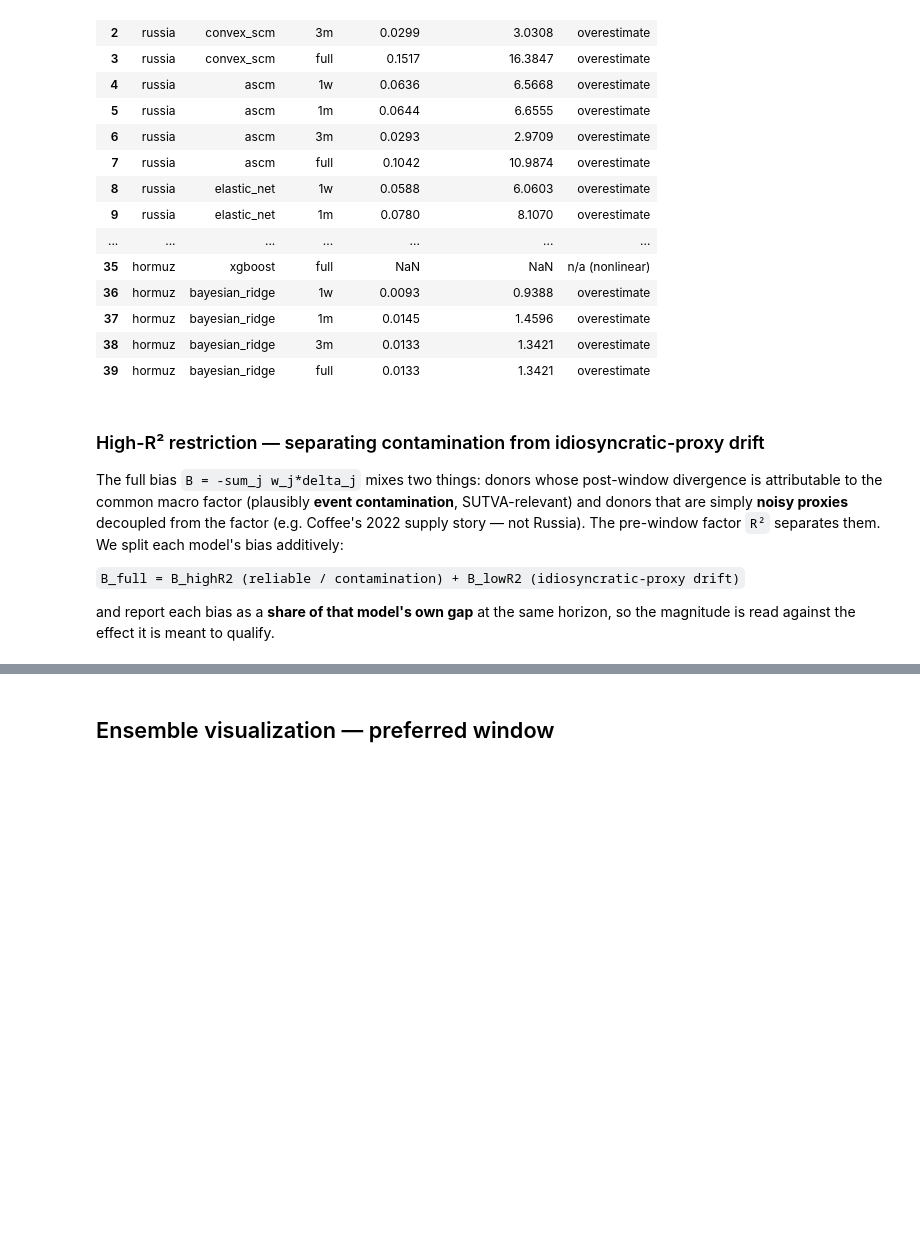
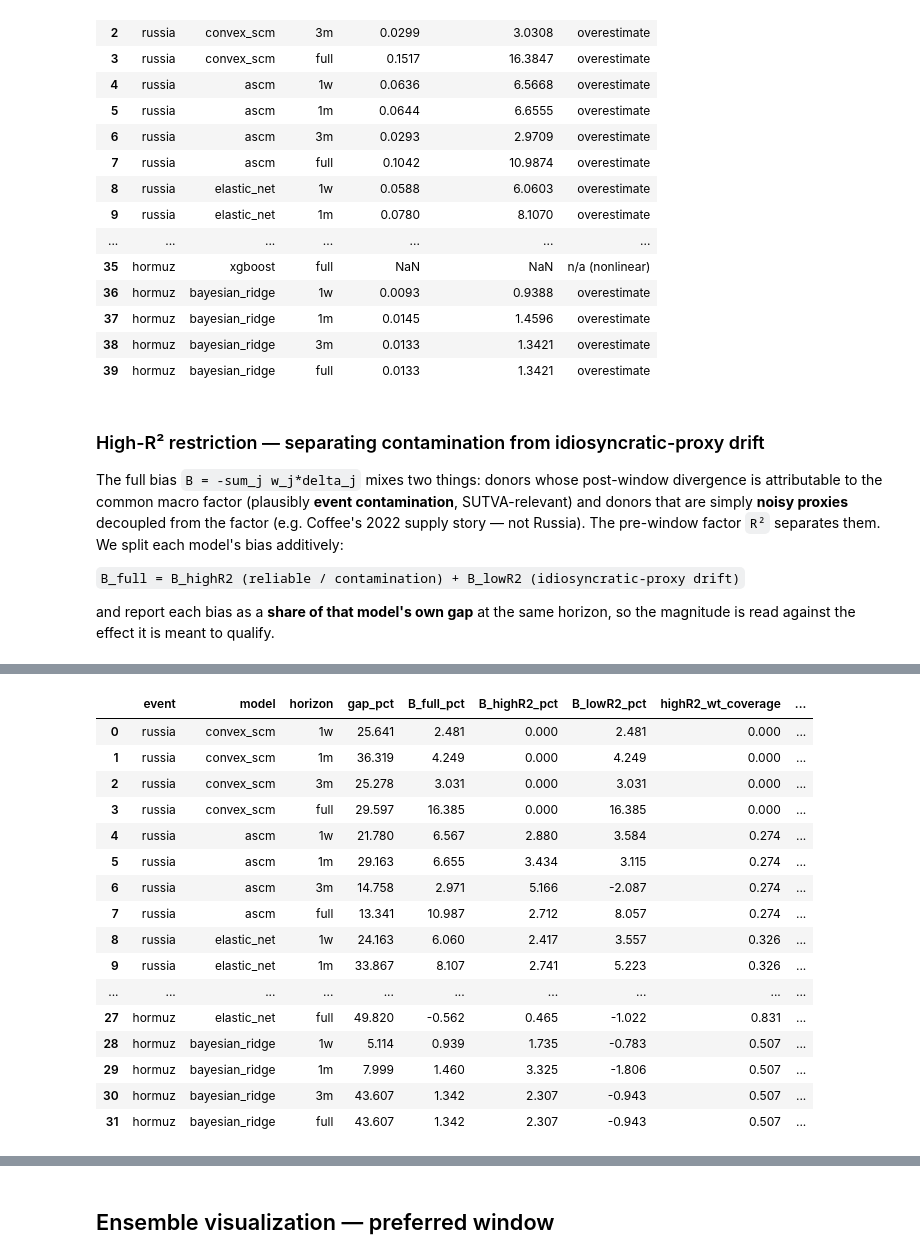
Before and after one commit to ElvisCasco/Brent_Analysis, a Jupyter notebook: notebooks/06_Ensemble_Final.ipynb, the cells around one changed output, grey strips where cells are left out. Cells and saved outputs as stored; diff of their text form; code cells hidden in the pictures; blank space fills up the shorter version.

```diff
--- a/notebooks/06_Ensemble_Final.ipynb
+++ b/notebooks/06_Ensemble_Final.ipynb
@@ -381,3 +381,75 @@ not Russia). The pre-window factor `R²` separates them. We split each model's b
 
 and report each bias as a **share of that model's own gap** at the same horizon, so the magnitude is
 read against the effect it is meant to qualify.
+# %%
+# ===== High-R² restriction + bias-as-share-of-gap (validation.md §5g robustness) =====
+# Split B into reliable (high-R^2) vs idiosyncratic (low-R^2) parts, and express both as a
+# share of each model's own gap. R2_FLOOR cleanly separates the top ~8 donors per event;
+# try 0.05 / 0.10 to confirm the DIRECTION is not knife-edge on the cutoff.
+R2_FLOOR = 0.08
+LINEAR_MODELS = ['convex_scm', 'ascm', 'elastic_net', 'bayesian_ridge']
+HZ = [('1w', 5), ('1m', 21), ('3m', 63), ('full', None)]   # same bday horizons as Battery D
+
+def _gap_log_at(fit, t0, hbd):
+    post = fit['gap'][fit['gap'].index >= t0]
+    seg = post if hbd is None else post.iloc[:hbd]
+    return float(seg.mean()) if len(seg) else np.nan
+
+hi_rows = []
+for event in EVENTS:
+    div = load_validation_table(f'donor_signed_divergence_{event}')
+    if div is None:
+        print(f'{event}: run Battery D in 01_5 first.'); continue
+    div = div.set_index('donor')
+    reliable = div.index[div['pre_R2'] >= R2_FLOOR]
+
+    for model in LINEAR_MODELS:
+        fit = load_fit(event, 'preferred', model, variant=VARIANT)
+        if fit is None:
+            continue
+        w = fit['weights'].reindex(div.index).fillna(0.0)
+        w_total = w.abs().sum() or np.nan
+        coverage = float(w.reindex(reliable).abs().sum() / w_total)
+        t0 = fit['t0']
+
+        for label, hbd in HZ:
+            delta = div[f'delta_{label}']
+            contrib = -(w * delta)                                  # per-donor bias contribution
+            B_full = float(contrib.sum())
+            B_hi   = float(contrib.reindex(reliable).sum())
+            B_lo   = B_full - B_hi
+            gap_log = _gap_log_at(fit, t0, hbd)
+            to_pct = lambda b: 100 * (np.exp(b) - 1)
+            hi_rows.append({
+                'event': event, 'model': model, 'horizon': label,
+                'gap_pct':          to_pct(gap_log),
+                'B_full_pct':       to_pct(B_full),
+                'B_highR2_pct':     to_pct(B_hi),
+                'B_lowR2_pct':      to_pct(B_lo),
+                'highR2_wt_coverage': coverage,
+                'share_of_gap_full':   (B_full / gap_log) if gap_log else np.nan,
+                'share_of_gap_highR2': (B_hi   / gap_log) if gap_log else np.nan,
+            })
+
+hi_df = pd.DataFrame(hi_rows)
+save_validation_table(hi_df, 'contamination_bias_highR2')
+
+# --- (A) model-agnostic: do the RELIABLE donors agree on direction? ---
+print(f'Reliable donors (pre_R2 >= {R2_FLOOR}) — direction of delta_full:\n')
+for event in EVENTS:
+    div = load_validation_table(f'donor_signed_divergence_{event}').set_index('donor')
+    rel = div[div['pre_R2'] >= R2_FLOOR].sort_values('pre_R2', ascending=False)
+    up = (rel['delta_full'] > 0).sum(); dn = (rel['delta_full'] < 0).sum()
+    print(f'{event}: {len(rel)} reliable donors -> {up} UP / {dn} DOWN')
+    print(rel[['pre_R2', 'delta_full']].round(3).to_string()); print()
+
+# --- (B) full-window: how much of each model's gap is bias, and how much is reliable? ---
+print('Full-window decomposition (positive = overestimate; share = bias / gap):\n')
+show = ['gap_pct', 'B_full_pct', 'B_highR2_pct', 'B_lowR2_pct',
+        'highR2_wt_coverage', 'share_of_gap_full', 'share_of_gap_highR2']
+for event in EVENTS:
+    sub = hi_df[(hi_df.event == event) & (hi_df.horizon == 'full')].set_index('model')[show]
+    print(f'{event}:'); print(sub.round(3).to_string()); print()
+
+hi_df.round(3)
+# %% [output]
@@ -383,0 +473,17 @@ read against the effect it is meant to qualify.
+|  | event | model | horizon | gap_pct | B_full_pct | B_highR2_pct | B_lowR2_pct | highR2_wt_coverage | ... |
+| 0 | russia | convex_scm | 1w | 25.641 | 2.481 | 0.000 | 2.481 | 0.000 | ... |
+| 1 | russia | convex_scm | 1m | 36.319 | 4.249 | 0.000 | 4.249 | 0.000 | ... |
+| 2 | russia | convex_scm | 3m | 25.278 | 3.031 | 0.000 | 3.031 | 0.000 | ... |
+| 3 | russia | convex_scm | full | 29.597 | 16.385 | 0.000 | 16.385 | 0.000 | ... |
+| 4 | russia | ascm | 1w | 21.780 | 6.567 | 2.880 | 3.584 | 0.274 | ... |
+| 5 | russia | ascm | 1m | 29.163 | 6.655 | 3.434 | 3.115 | 0.274 | ... |
+| 6 | russia | ascm | 3m | 14.758 | 2.971 | 5.166 | -2.087 | 0.274 | ... |
+| 7 | russia | ascm | full | 13.341 | 10.987 | 2.712 | 8.057 | 0.274 | ... |
+| 8 | russia | elastic_net | 1w | 24.163 | 6.060 | 2.417 | 3.557 | 0.326 | ... |
+| 9 | russia | elastic_net | 1m | 33.867 | 8.107 | 2.741 | 5.223 | 0.326 | ... |
+| ... | ... | ... | ... | ... | ... | ... | ... | ... | ... |
+| 27 | hormuz | elastic_net | full | 49.820 | -0.562 | 0.465 | -1.022 | 0.831 | ... |
+| 28 | hormuz | bayesian_ridge | 1w | 5.114 | 0.939 | 1.735 | -0.783 | 0.507 | ... |
+| 29 | hormuz | bayesian_ridge | 1m | 7.999 | 1.460 | 3.325 | -1.806 | 0.507 | ... |
+| 30 | hormuz | bayesian_ridge | 3m | 43.607 | 1.342 | 2.307 | -0.943 | 0.507 | ... |
+| 31 | hormuz | bayesian_ridge | full | 43.607 | 1.342 | 2.307 | -0.943 | 0.507 | ... |
```
Also changed, not shown: parts of 4 cells of this notebook, 2 other files.
